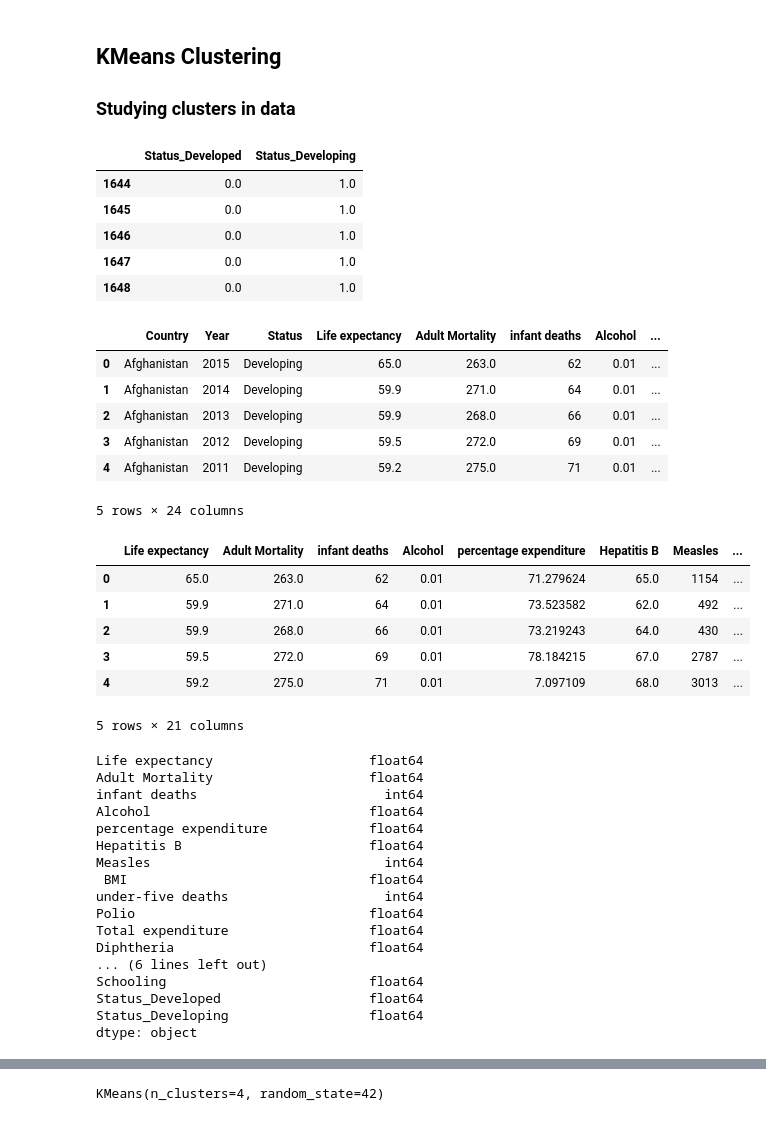
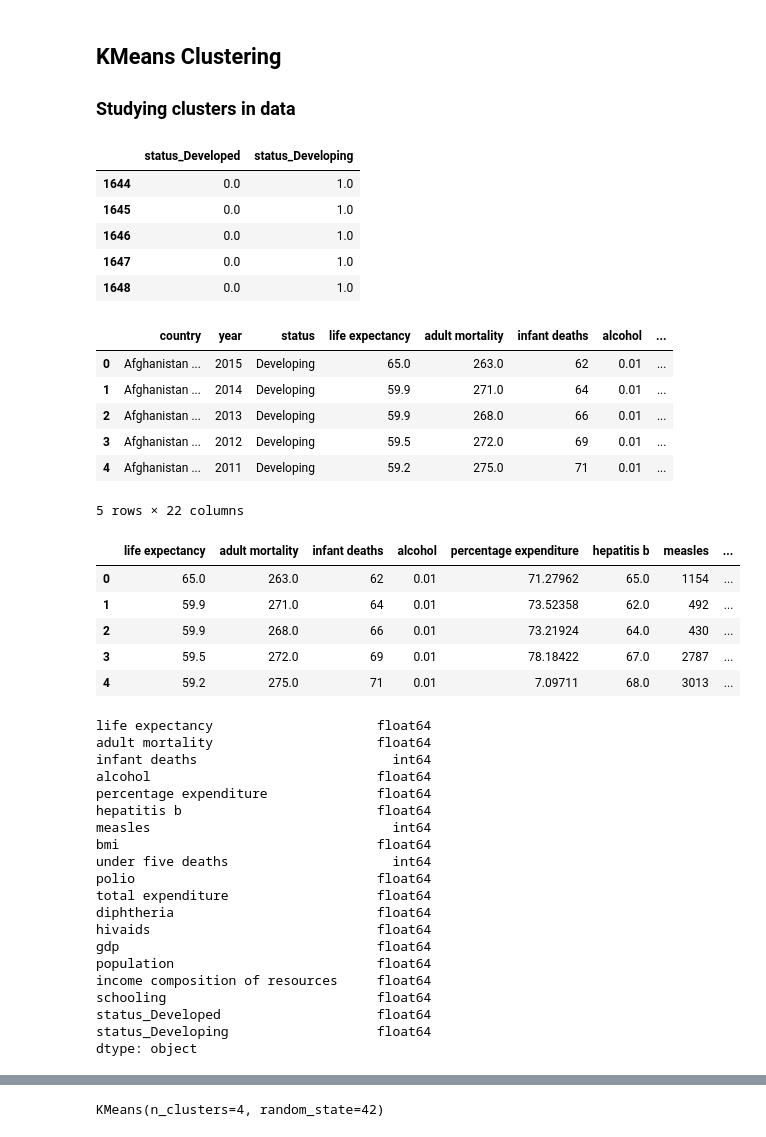
Before and after one commit to Ryan-Fried/Final_Project-Group1, a Jupyter notebook: Predictive_Analysis.ipynb, the cells around one changed output, grey strips where cells are left out. Drawn from its saved outputs; the diff is of its cells as text; code cells hidden in the pictures.

```diff
--- a/Predictive_Analysis.ipynb
+++ b/Predictive_Analysis.ipynb
@@ -8,3 +17,3 @@ from sklearn.metrics import accuracy_score,confusion_matrix, classification_repo
 # %%
-df=pd.read_csv("Resources/Raw/Life Expectancy Data.csv")
-df.head()
+# Setting up connection
+engine=create_engine(f'postgresql://{username}:{password}@aws-database.csfizhoftmnn.us-east-1.rds.amazonaws.com:5432/Final_Project').connect()
@@ -18,0 +20,3 @@ df.head()
+# %%
+# Read the table
+df=pd.read_sql_table('life_expectancy',engine)
@@ -85,3 +94,5 @@ df.hvplot.scatter(x="Year",y="Life expectancy ",by="Country")
+# %%
+df.columns=df.columns.str.replace('_'," ")
 # %% [markdown]
 ## Multiple Linear Regression
 
@@ -262,11 +273,11 @@ df=df.reset_index(drop=True)
 # Tranforming country status
 onc=OneHotEncoder(sparse=False)
 
-encoded_df=pd.DataFrame(onc.fit_transform(df["Status"].values.reshape(-1,1)))
-encoded_df.columns=onc.get_feature_names_out(["Status"])
+encoded_df=pd.DataFrame(onc.fit_transform(df["status"].values.reshape(-1,1)))
+encoded_df.columns=onc.get_feature_names_out(["status"])
 encoded_df.tail()
 # %% [output]
-|  | Status_Developed | Status_Developing |
+|  | status_Developed | status_Developing |
 | 1644 | 0.0 | 1.0 |
 | 1645 | 0.0 | 1.0 |
 | 1646 | 0.0 | 1.0 |
@@ -277,45 +288,47 @@ encoded_df.tail()
 cluster_df=df.join(encoded_df)
 cluster_df.head()
 # %% [output]
-|  | Country | Year | Status | Life expectancy | Adult Mortality | infant deaths | Alcohol | ... |
-| 0 | Afghanistan | 2015 | Developing | 65.0 | 263.0 | 62 | 0.01 | ... |
-| 1 | Afghanistan | 2014 | Developing | 59.9 | 271.0 | 64 | 0.01 | ... |
-| 2 | Afghanistan | 2013 | Developing | 59.9 | 268.0 | 66 | 0.01 | ... |
-| 3 | Afghanistan | 2012 | Developing | 59.5 | 272.0 | 69 | 0.01 | ... |
-| 4 | Afghanistan | 2011 | Developing | 59.2 | 275.0 | 71 | 0.01 | ... |
+|  | country | year | status | life expectancy | adult mortality | infant deaths | alcohol | ... |
+| 0 | Afghanistan ... | 2015 | Developing | 65.0 | 263.0 | 62 | 0.01 | ... |
+| 1 | Afghanistan ... | 2014 | Developing | 59.9 | 271.0 | 64 | 0.01 | ... |
+| 2 | Afghanistan ... | 2013 | Developing | 59.9 | 268.0 | 66 | 0.01 | ... |
+| 3 | Afghanistan ... | 2012 | Developing | 59.5 | 272.0 | 69 | 0.01 | ... |
+| 4 | Afghanistan ... | 2011 | Developing | 59.2 | 275.0 | 71 | 0.01 | ... |
-5 rows × 24 columns
+5 rows × 22 columns
 # %%
 # Dropping unwanted columns
 
-cluster_df.drop(columns=["Country","Year","Status"],inplace=True)
+cluster_df.drop(columns=["country","year","status"],inplace=True)
 cluster_df.head()
 # %% [output]
-|  | Life expectancy | Adult Mortality | infant deaths | Alcohol | percentage expenditure | Hepatitis B | Measles | ... |
-| 0 | 65.0 | 263.0 | 62 | 0.01 | 71.279624 | 65.0 | 1154 | ... |
-| 1 | 59.9 | 271.0 | 64 | 0.01 | 73.523582 | 62.0 | 492 | ... |
-| 2 | 59.9 | 268.0 | 66 | 0.01 | 73.219243 | 64.0 | 430 | ... |
-| 3 | 59.5 | 272.0 | 69 | 0.01 | 78.184215 | 67.0 | 2787 | ... |
-| 4 | 59.2 | 275.0 | 71 | 0.01 | 7.097109 | 68.0 | 3013 | ... |
+|  | life expectancy | adult mortality | infant deaths | alcohol | percentage expenditure | hepatitis b | measles | ... |
+| 0 | 65.0 | 263.0 | 62 | 0.01 | 71.27962 | 65.0 | 1154 | ... |
+| 1 | 59.9 | 271.0 | 64 | 0.01 | 73.52358 | 62.0 | 492 | ... |
+| 2 | 59.9 | 268.0 | 66 | 0.01 | 73.21924 | 64.0 | 430 | ... |
+| 3 | 59.5 | 272.0 | 69 | 0.01 | 78.18422 | 67.0 | 2787 | ... |
+| 4 | 59.2 | 275.0 | 71 | 0.01 | 7.09711 | 68.0 | 3013 | ... |
-5 rows × 21 columns
 # %%
 cluster_df.dtypes
 # %% [output]
-Life expectancy                    float64
-Adult Mortality                    float64
-infant deaths                        int64
-Alcohol                            float64
-percentage expenditure             float64
-Hepatitis B                        float64
-Measles                              int64
- BMI                               float64
-under-five deaths                    int64
-Polio                              float64
-Total expenditure                  float64
-Diphtheria                         float64
-... (6 lines left out)
-Schooling                          float64
-Status_Developed                   float64
-Status_Developing                  float64
+life expectancy                     float64
+adult mortality                     float64
+infant deaths                         int64
+alcohol                             float64
+percentage expenditure              float64
+hepatitis b                         float64
+measles                               int64
+bmi                                 float64
+under five deaths                     int64
+polio                               float64
+total expenditure                   float64
+diphtheria                          float64
+hivaids                             float64
+gdp                                 float64
+population                          float64
+income composition of resources     float64
+schooling                           float64
+status_Developed                    float64
+status_Developing                   float64
 dtype: object
 # %%
 # Scaling the data
```
Also changed, not shown: parts of 27 cells of this notebook.
